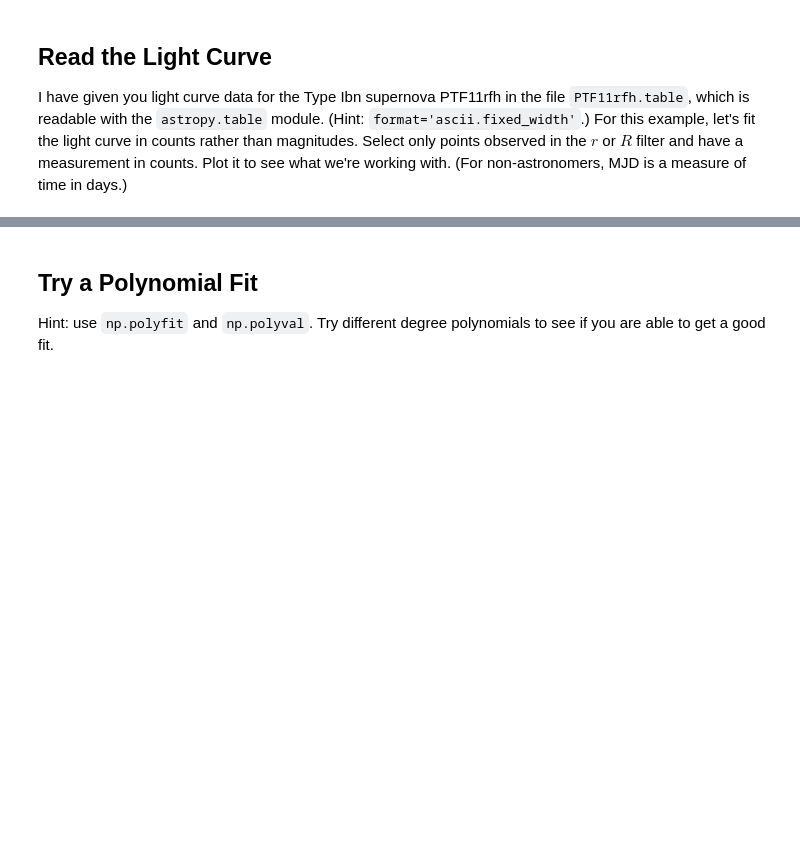
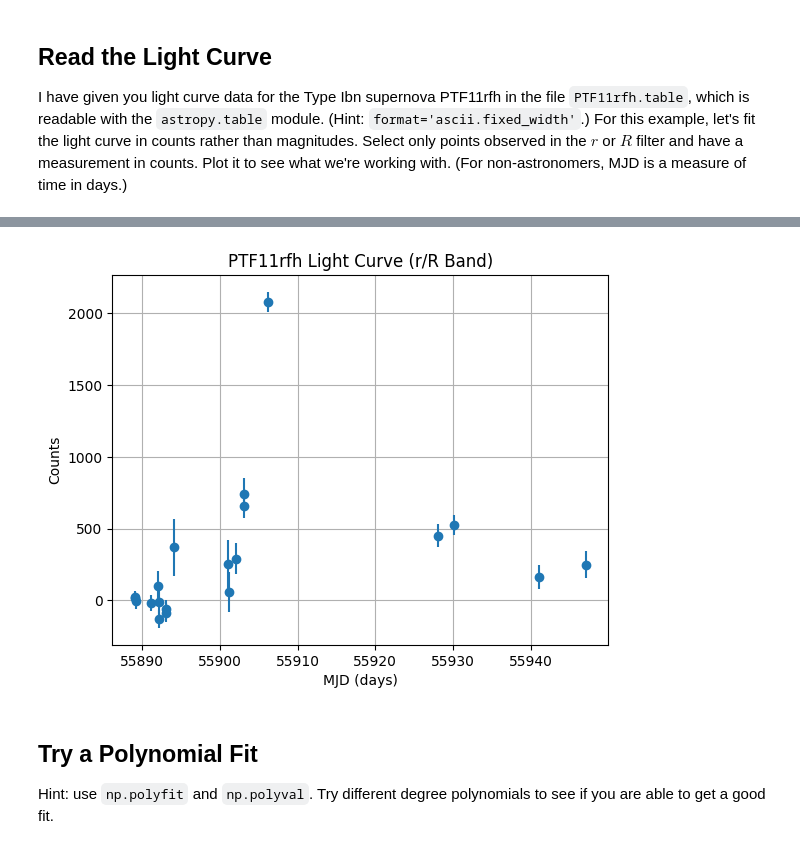
Before and after one commit to ASTR154/nonparametric-modeling, a Jupyter notebook: nonparametric-modeling.ipynb, the cells around one changed output, grey strips where cells are left out. Cells and saved outputs as stored; diff of their text form; code cells hidden in the pictures; blank space fills up the shorter version.

```diff
--- a/nonparametric-modeling.ipynb
+++ b/nonparametric-modeling.ipynb
@@ -106,6 +118,6 @@ from astropy.table import Table
 ## Read the Light Curve
 I have given you light curve data for the Type Ibn supernova PTF11rfh in the file `PTF11rfh.table`, which is readable with the `astropy.table` module. (Hint: `format='ascii.fixed_width'`.) For this example, let's fit the light curve in counts rather than magnitudes. Select only points observed in the $r$ or $R$ filter and have a measurement in counts. Plot it to see what we're working with. (For non-astronomers, MJD is a measure of time in days.)
 # %%
-data =  # complete
-data =  # select r/R-band
+data = Table.read("PTF11rfh.table", format="ascii.fixed_width") # complete
+data = data[(data['filt'] == 'r') | (data['filt'] == 'R')] # select r/R-band
 data
@@ -117,3 +144,16 @@ dy =  # complete
+# %%
+x = data['MJD'] # complete
+y = data['counts'] # complete
+dy = data['dcounts'] # complete
+
+# plot
+plt.errorbar(x, y, yerr=dy, fmt='o')
+plt.xlabel('MJD (days)')
+plt.ylabel('Counts')
+plt.title('PTF11rfh Light Curve (r/R Band)')
+plt.grid(True)
+# %% [output]
+[figure, added]
 # %% [markdown]
 ## Try a Polynomial Fit
 Hint: use `np.polyfit` and `np.polyval`. Try different degree polynomials to see if you are able to get a good fit.
```
Also changed, not shown: parts of 23 cells of this notebook.
